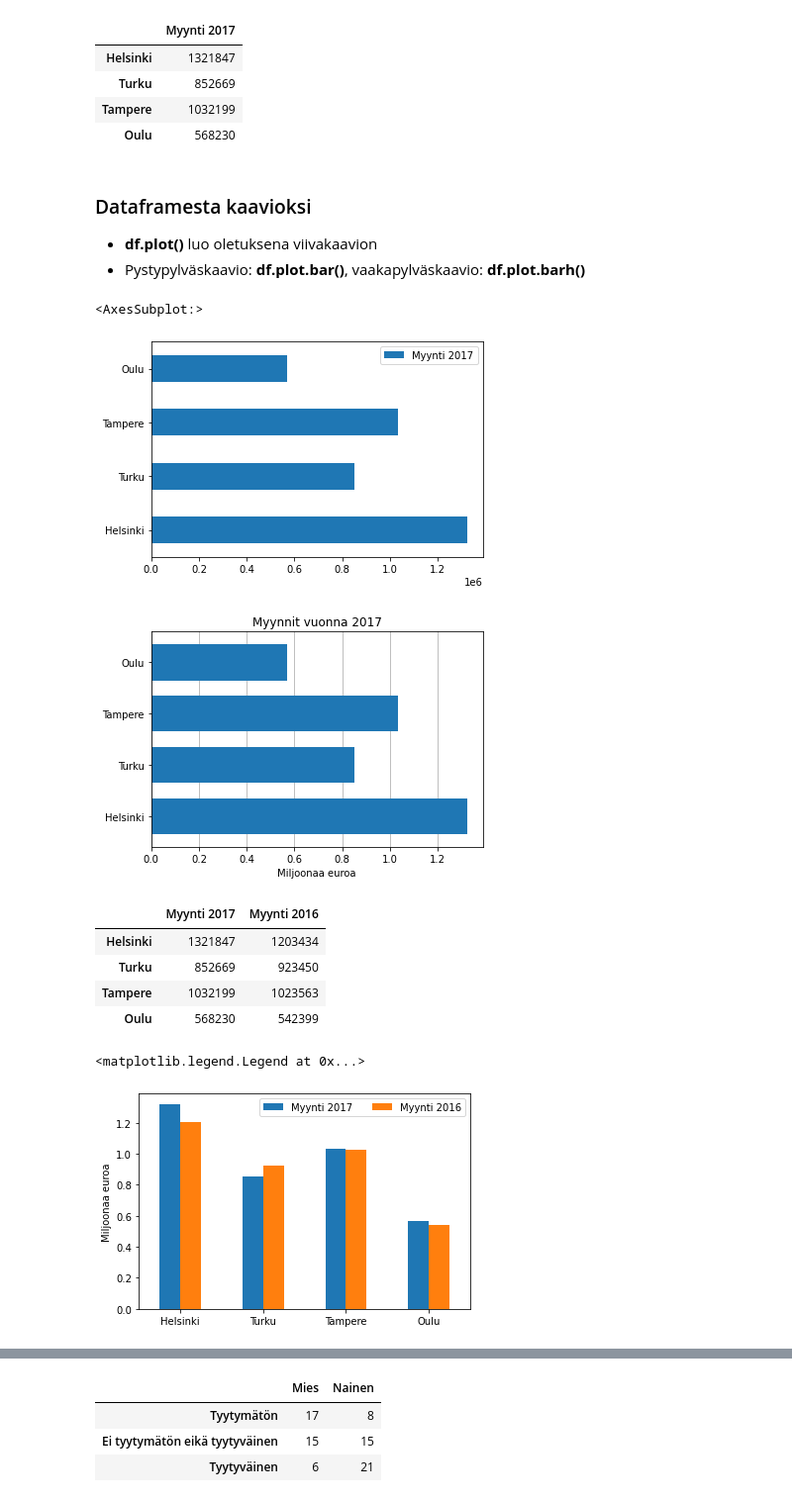
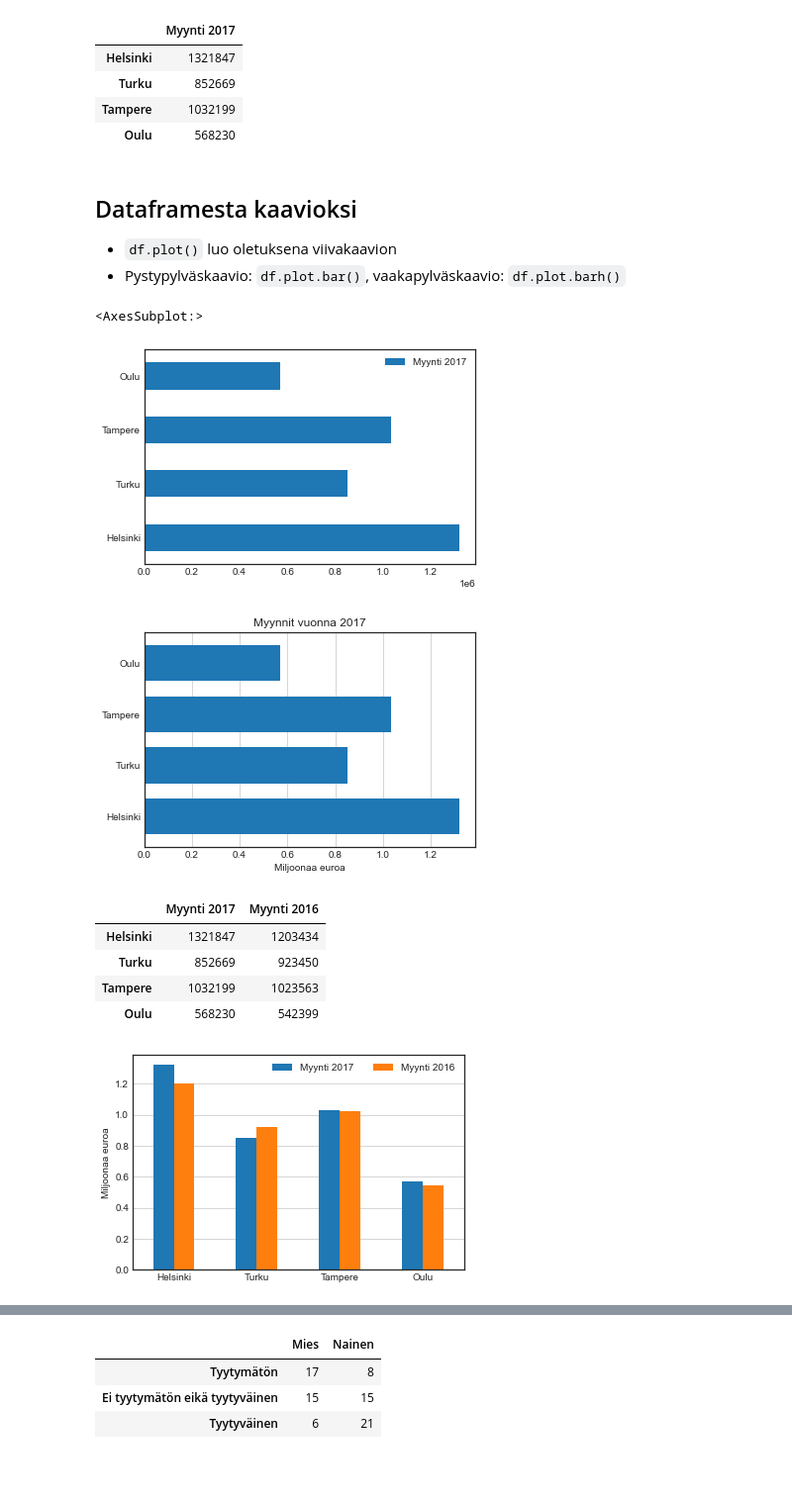
Before and after one commit to taanila/kaaviot, a Jupyter notebook: matplotlib.ipynb, the cells around one changed output, grey strips where cells are left out. Shown at 99% size. Cells and saved outputs as stored; diff of their text form; code cells hidden in the pictures; blank space fills up the shorter version.

```diff
--- a/matplotlib.ipynb
+++ b/matplotlib.ipynb
@@ -17,5 +22,7 @@ Seuraavassa teen kaaviot suoraan dataframesta ja käytän muotoiluun matplot.pyp
 # %%
 import pandas as pd
 import matplotlib.pyplot as plt
+
+plt.style.use('seaborn-white')
 # %%
 # Luon dataframen
@@ -29,27 +36,28 @@ df1
 | Tampere | 1032199 |
 | Oulu | 568230 |
 # %% [markdown]
-<h3>Dataframesta kaavioksi</h3>
+## Dataframesta kaavioksi
 
-- <b>df.plot()</b> luo oletuksena viivakaavion
-- Pystypylväskaavio: <b>df.plot.bar()</b>, vaakapylväskaavio: <b>df.plot.barh()</b>
+* `df.plot()` luo oletuksena viivakaavion
+* Pystypylväskaavio: `df.plot.bar()`, vaakapylväskaavio: `df.plot.barh()`
 # %%
 # Myynnit vaakapylväskaaviona
 df1.plot.barh()
 # %% [output]
 <AxesSubplot:>
-[figure, old version]
+[figure, new version]
 # %%
 # Pientä tuunausta kaavion luonnin yhteyteen:
-# selite (legend) piiloon, pylvään leveyden (width) määritys, pylväät taustaviivoitusten yläpuolelle (zorder)
-(df1 / 1000000).plot.barh(legend = False, width = 0.7, zorder = 2)
+# selite (legend) piiloon
+# pylvään leveyden (width) määritys
+(df1 / 1000000).plot.barh(legend=False, width=0.7)
 
 # Otsikoita
 plt.title('Myynnit vuonna 2017')
 plt.xlabel('Miljoonaa euroa')
 
-# Taustaviivoitus x-akselin mukaan
-plt.grid(axis = 'x')
+# Pystysuuntainen taustaviivoitus
+plt.grid(axis='x')
 # %% [output]
-[figure, old version]
+[figure, new version]
 # %%
@@ -66,15 +74,16 @@ df2
 | Oulu | 568230 | 542399 |
 # %%
 # Luokka-akselin nimiöiden asennon säätö (rot=0)
-(df2 / 1000000).plot.bar(rot = 0)
+(df2 / 1000000).plot.bar(rot=0)
 
 # y-akselin otsikko
 plt.ylabel('Miljoonaa euroa')
 
 # Selitteeseen 2 saraketta (2 selitettä vierekkäin)
-plt.legend(ncol = 2)
+plt.legend(ncol=2)
+
+plt.grid(axis='y')
 # %% [output]
-<matplotlib.legend.Legend at 0x...>
-[figure, old version]
+[figure, new version]
 # %%
 # legend='reverse' kääntää selitteen järjestyksen
```
Also changed, not shown: parts of 13 cells of this notebook.
